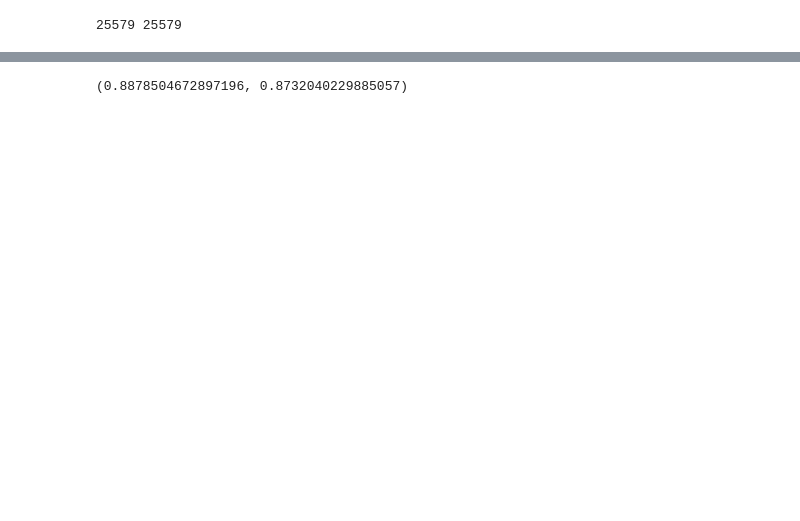
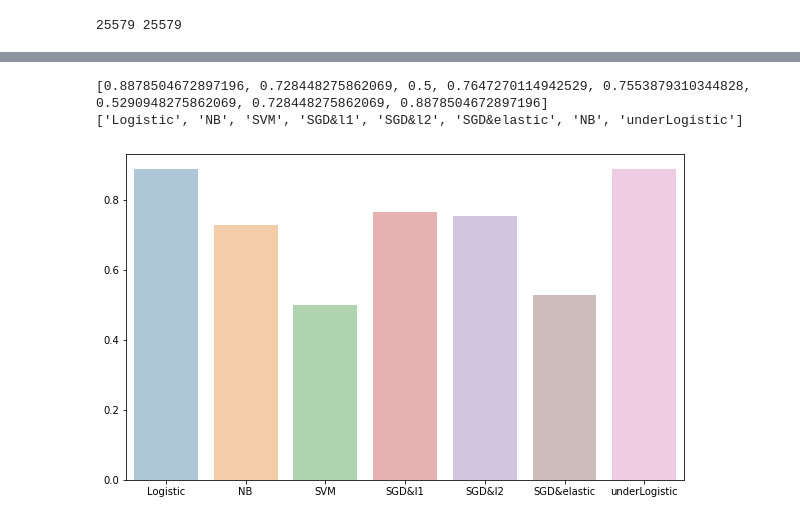
Before and after one commit to soyoungpark9187/ML_termProject, a Jupyter notebook: bank/algorithm.ipynb, the cells around one changed output, grey strips where cells are left out. Cells and saved outputs as stored; diff of their text form; code cells hidden in the pictures; blank space fills up the shorter version.

Commit message:
barplot

```diff
--- a/bank/algorithm.ipynb
+++ b/bank/algorithm.ipynb
@@ -150,4 +158,12 @@ for C in [0.1,1.0,10.0]:
 print(runSGDClassifier(x_train,x_test,y_train,y_test,"logistic",5,"l1"))
 print(runSGDClassifier(x_train,x_test,y_train,y_test,"logistic",5,"l2"))
 print(runSGDClassifier(x_train,x_test,y_train,y_test,"logistic",5,"elasticnet"))
+
+probs.append(max(runSGDClassifier(x_train,x_test,y_train,y_test,"logistic",5,"l1")))
+probs.append(max(runSGDClassifier(x_train,x_test,y_train,y_test,"logistic",5,"l2")))
+probs.append(max(runSGDClassifier(x_train,x_test,y_train,y_test,"logistic",5,"elasticnet")))
+
+name.append('SGD&l1')
+name.append('SGD&l2')
+name.append('SGD&elastic')
 # %% [output]
@@ -157,2 +173,4 @@ print(runSGDClassifier(x_train,x_test,y_train,y_test,"logistic",5,"elasticnet"))
 # %%
 runNB(x_train,x_test,y_train,y_test)
+probs.append(max(runNB(x_train,x_test,y_train,y_test)))
+name.append('NB')
@@ -208,5 +229,21 @@ def randomOverSampling(X,y):
 x_sam,y_sam=randomUnderSampling(X,y)
 x_train,x_test,y_train,y_test=split(x_sam,y_sam,0.3)
 runLogistic(x_train,x_test,y_train,y_test,"liblinear",50)
+
+probs.append(max(runLogistic(x_train,x_test,y_train,y_test,"liblinear",50)))
+name.append('underLogistic')
-# %% [output]
-(0.8878504672897196, 0.8732040229885057)
+# %%
+print(probs)
+print(name)
+# %% [output]
+[0.8878504672897196, 0.728448275862069, 0.5, 0.7647270114942529, 0.7553879310344828, 0.5290948275862069, 0.728448275862069, 0.8878504672897196]
+['Logistic', 'NB', 'SVM', 'SGD&l1', 'SGD&l2', 'SGD&elastic', 'NB', 'underLogistic']
+# %%
+def barPlot(probs, name):
+    sns.barplot(name, probs, alpha=0.4)
+    plt.show()
+# %%
+plt.figure(figsize = (10,6))
+barPlot(probs, name)
+# %% [output]
+[figure, added]
```
Also changed, not shown: parts of 9 cells of this notebook.
